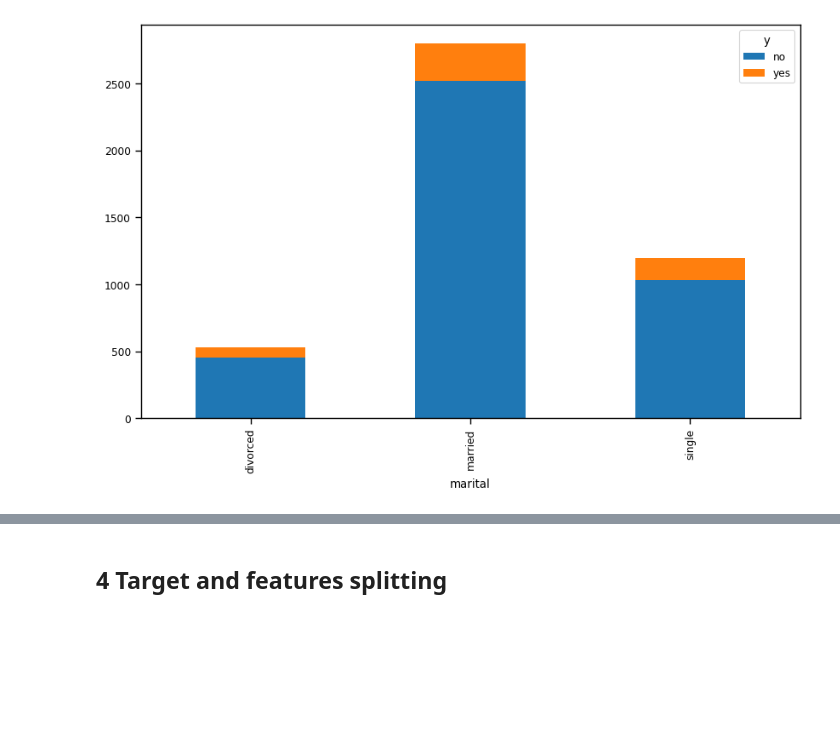
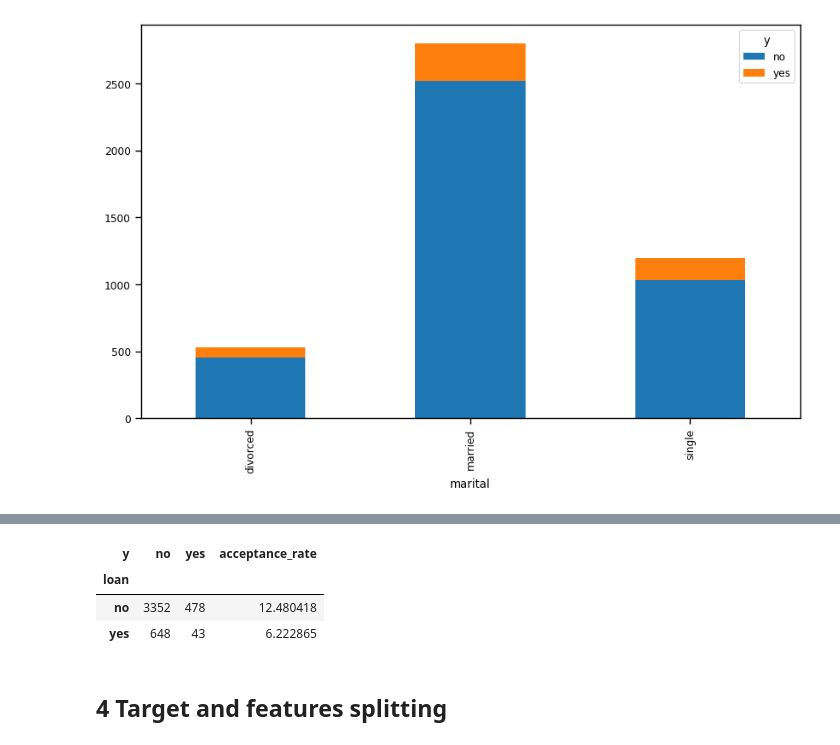
Before and after one commit to floyedmuchiri/Customer-Subscription-to-Bank-Term-Deposits, a Jupyter notebook: index.ipynb, the cells around one changed output, grey strips where cells are left out. Saved outputs shown, nothing was run; the diff lists cells and outputs as text; code cells hidden in the pictures; blank space fills up the shorter version.

```diff
--- a/index.ipynb
+++ b/index.ipynb
@@ -195,3 +244,15 @@ marital.plot.bar(stacked=True, figsize=(10, 6))
+# %%
+loan = pd.crosstab(data.loan, data.y)
+
+# Calculate the acceptance rate (the percentage of "yes" subscriptions)
+loan['acceptance_rate'] = loan['yes'] / (loan['yes'] + loan['no']) * 100
+
+loan
+# %% [output]
+| y | no | yes | acceptance_rate |
+| loan |  |  |  |
+| no | 3352 | 478 | 12.480418 |
+| yes | 648 | 43 | 6.222865 |
 # %% [markdown]
 ## 4 Target and features splitting
 # %% [markdown]
```
Also changed, not shown: parts of 7 cells of this notebook.
